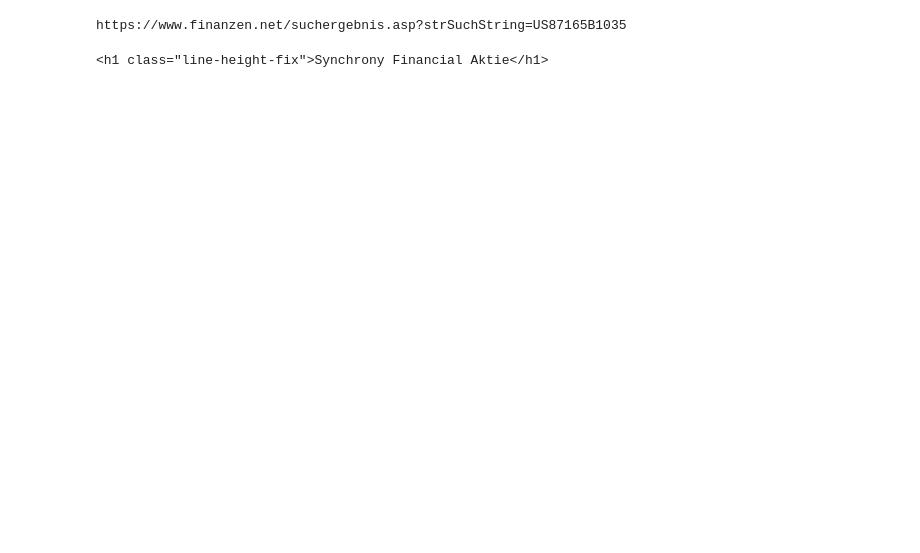
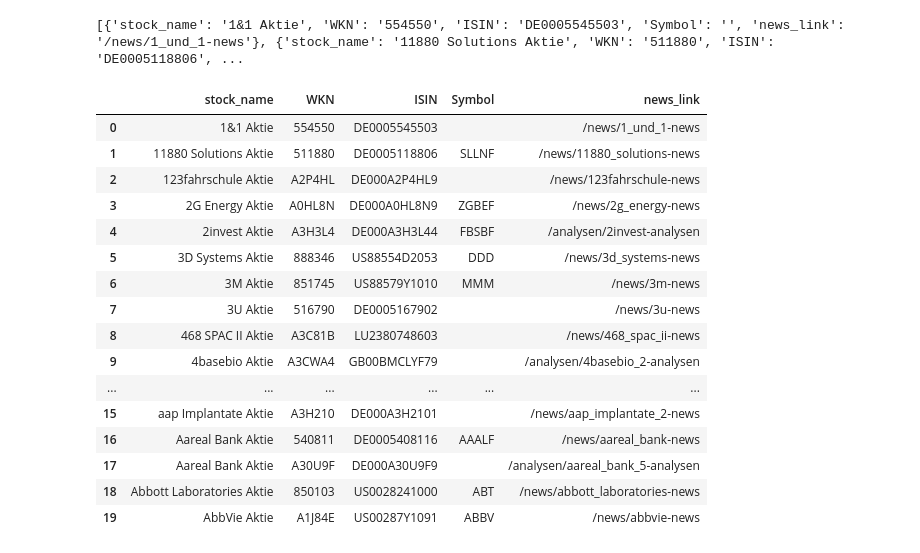
Before and after one commit to TheFerry10/financial-scraping, a Jupyter notebook: enrich-base-data.ipynb, the cells around one changed output. Drawn from its saved outputs; the diff is of its cells as text; code cells hidden in the pictures; blank space fills up the shorter version.

Commit message:
enrich data with basic data and news with respect to stocks

```diff
--- a/enrich-base-data.ipynb
+++ b/enrich-base-data.ipynb
@@ -5,0 +8,9 @@ from bs4 import BeautifulSoup
+# %%
+processed_data_path = "data/stocks/processed"
+stocks_file_paths = glob(processed_data_path + "/*")
+datetime_strings = [os.path.basename(path).split('_')[0] for path in stocks_file_paths]
+for path in stocks_file_paths:
+    if max(datetime_strings) in path:
+        stocks_file_path = path
+        print(f"Newest file: {stocks_file_path}")
+        break
@@ -6,4 +19,4 @@ from bs4 import BeautifulSoup
 # %%
-file_name = 'data/stocks.csv'
-df_stocks = pd.read_csv(file_name)
+df_stocks = pd.read_csv(stocks_file_path)
 df_stocks.set_index('ISIN', drop=True, inplace=True)
+df_stocks.head(3)
@@ -9,0 +48,19 @@ df_stocks.set_index('ISIN', drop=True, inplace=True)
+# %%
+stock_properties_for_all_stocks = []
+for search_string in df_stocks.index[:20]:
+    print(search_string)
+    api_finanzendotnet = f"https://www.finanzen.net/suchergebnis.asp?strSuchString={search_string}"
+    response = requests.get(api_finanzendotnet)
+    soup = BeautifulSoup(response.text, 'html.parser')
+
+    stock_properties = dict()
+    stock_name = soup.find('h1', {'class': 'snapshot__headline'}).text
+    stock_properties["stock_name"] = stock_name
+
+    for instrument_id in soup.find('div', {'class': 'badge-bar'}).find_all('h2', {'class': 'badge background-color-de-black-haze pointer display-none-md margin-vertical-0.00'}):
+        key, value = instrument_id.text.split(' ', 1)
+        stock_properties[key] = value
+
+    news_link = soup.find('a', {'class': 'display-none-md font-whitespace-nowrap-md'}).attrs['href']
+    stock_properties["news_link"] = news_link
+    stock_properties_for_all_stocks.append(stock_properties)
@@ -9,0 +82,6 @@ df_stocks.set_index('ISIN', drop=True, inplace=True)
+# %%
+print(stock_properties_for_all_stocks)
+# %% [output]
+[{'stock_name': '1&1 Aktie', 'WKN': '554550', 'ISIN': 'DE0005545503', 'Symbol': '', 'news_link': '/news/1_und_1-news'}, {'stock_name': '11880 Solutions Aktie', 'WKN': '511880', 'ISIN': 'DE0005118806', ...
+# %%
+df_finanzen = pd.DataFrame(stock_properties_for_all_stocks)
@@ -9,0 +90,20 @@ df_stocks.set_index('ISIN', drop=True, inplace=True)
+# %%
+df_finanzen
+# %% [output]
+|  | stock_name | WKN | ISIN | Symbol | news_link |
+| 0 | 1&1 Aktie | 554550 | DE0005545503 |  | /news/1_und_1-news |
+| 1 | 11880 Solutions Aktie | 511880 | DE0005118806 | SLLNF | /news/11880_solutions-news |
+| 2 | 123fahrschule Aktie | A2P4HL | DE000A2P4HL9 |  | /news/123fahrschule-news |
+| 3 | 2G Energy Aktie | A0HL8N | DE000A0HL8N9 | ZGBEF | /news/2g_energy-news |
+| 4 | 2invest Aktie | A3H3L4 | DE000A3H3L44 | FBSBF | /analysen/2invest-analysen |
+| 5 | 3D Systems Aktie | 888346 | US88554D2053 | DDD | /news/3d_systems-news |
+| 6 | 3M Aktie | 851745 | US88579Y1010 | MMM | /news/3m-news |
+| 7 | 3U Aktie | 516790 | DE0005167902 |  | /news/3u-news |
+| 8 | 468 SPAC II Aktie | A3C81B | LU2380748603 |  | /news/468_spac_ii-news |
+| 9 | 4basebio Aktie | A3CWA4 | GB00BMCLYF79 |  | /analysen/4basebio_2-analysen |
+| ... | ... | ... | ... | ... | ... |
+| 15 | aap Implantate Aktie | A3H210 | DE000A3H2101 |  | /news/aap_implantate_2-news |
+| 16 | Aareal Bank Aktie | 540811 | DE0005408116 | AAALF | /news/aareal_bank-news |
+| 17 | Aareal Bank Aktie | A30U9F | DE000A30U9F9 |  | /analysen/aareal_bank_5-analysen |
+| 18 | Abbott Laboratories Aktie | 850103 | US0028241000 | ABT | /news/abbott_laboratories-news |
+| 19 | AbbVie Aktie | A1J84E | US00287Y1091 | ABBV | /news/abbvie-news |
@@ -14,9 +114 @@ response = requests.get(api_finanzendotnet)
 soup = BeautifulSoup(response.text, 'html.parser')
-# %%
-print(api_finanzendotnet)
-# %% [output]
-https://www.finanzen.net/suchergebnis.asp?strSuchString=US87165B1035
-# %%
-soup.find('h1', {'class': 'line-height-fix'})
-# %% [output]
-<h1 class="line-height-fix">Synchrony Financial Aktie</h1>
```
Also changed, not shown: parts of 16 cells of this notebook.
